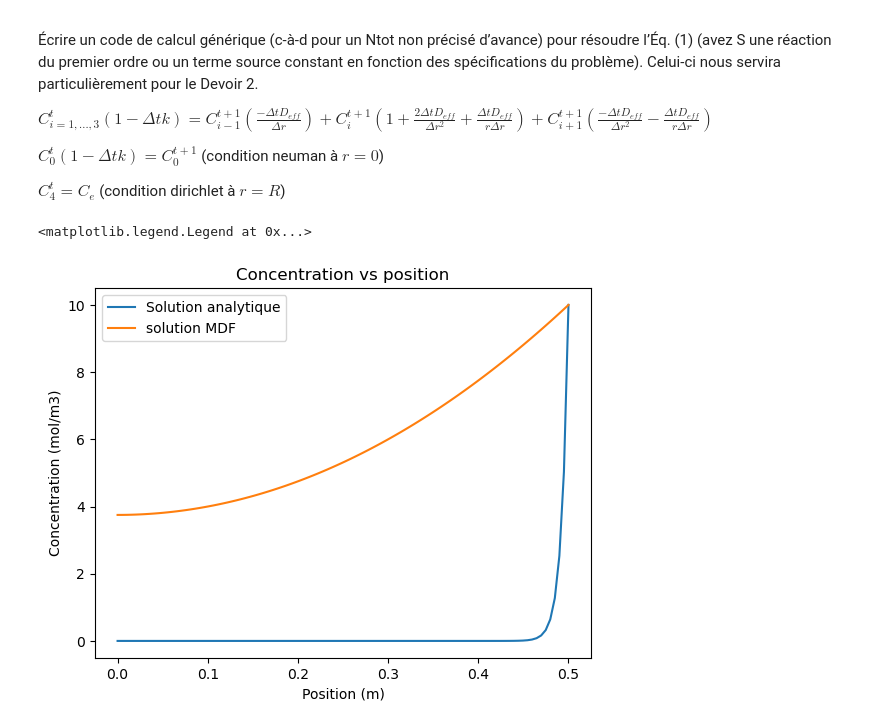
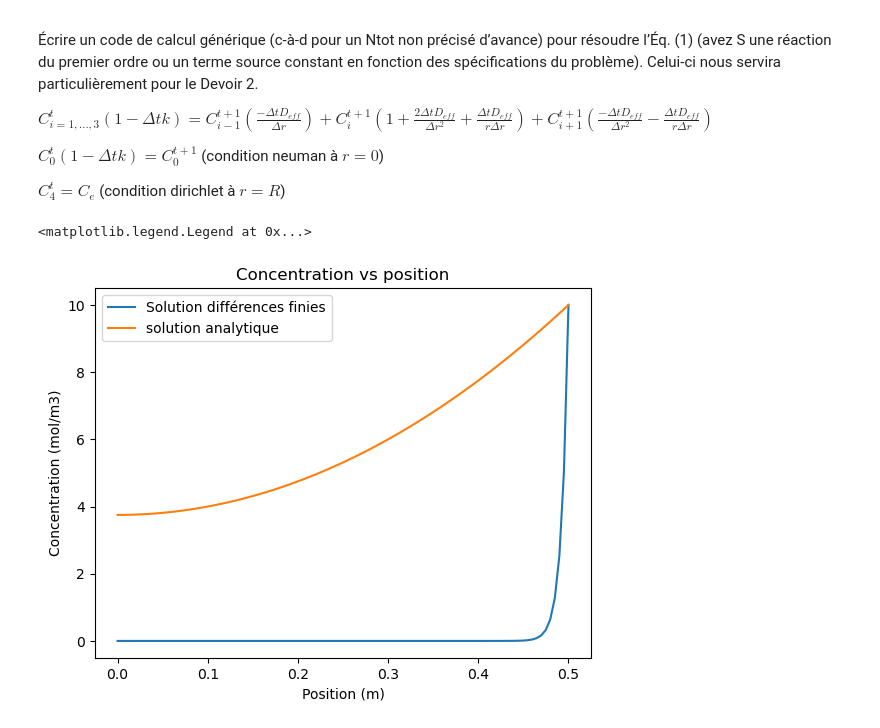
Before and after one commit to olivecha/MEC8211, a Jupyter notebook: scratch.ipynb, the cells around one changed output. Cells and saved outputs as stored; diff of their text form; code cells hidden in the pictures.

```diff
--- a/scratch.ipynb
+++ b/scratch.ipynb
@@ -33,14 +33,14 @@ def analytical_solution(r):
     C = 0.25 * 1e-8/1e-10 * 0.25 * ((r/0.5)**2 - 1) + 10
     return C
 # %%
-plt.plot(problem.R_values, problem.C_values, label='Solution analytique')
-plt.plot(problem.R_values, analytical_solution(problem.R_values), label='solution MDF')
+plt.plot(problem.R_values, problem.C_values, label='Solution différences finies')
+plt.plot(problem.R_values, analytical_solution(problem.R_values), label='solution analytique')
 
 ax = plt.gca()
 ax.set_title('Concentration vs position')
 ax.set_xlabel('Position (m)')
 ax.set_ylabel('Concentration (mol/m3)')
 ax.legend()
 # %% [output]
 <matplotlib.legend.Legend at 0x...>
-[figure, old version]
+[figure, new version]
```
